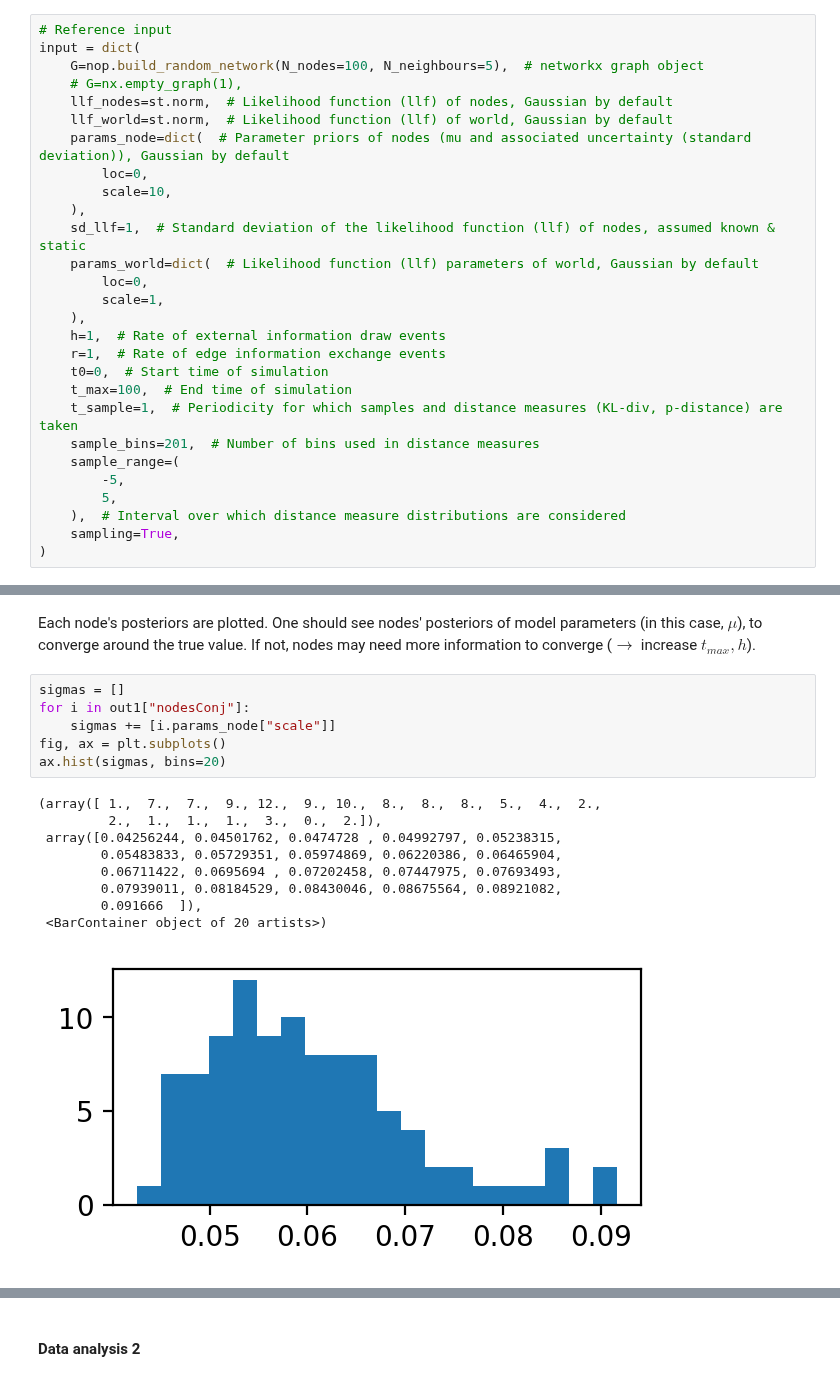
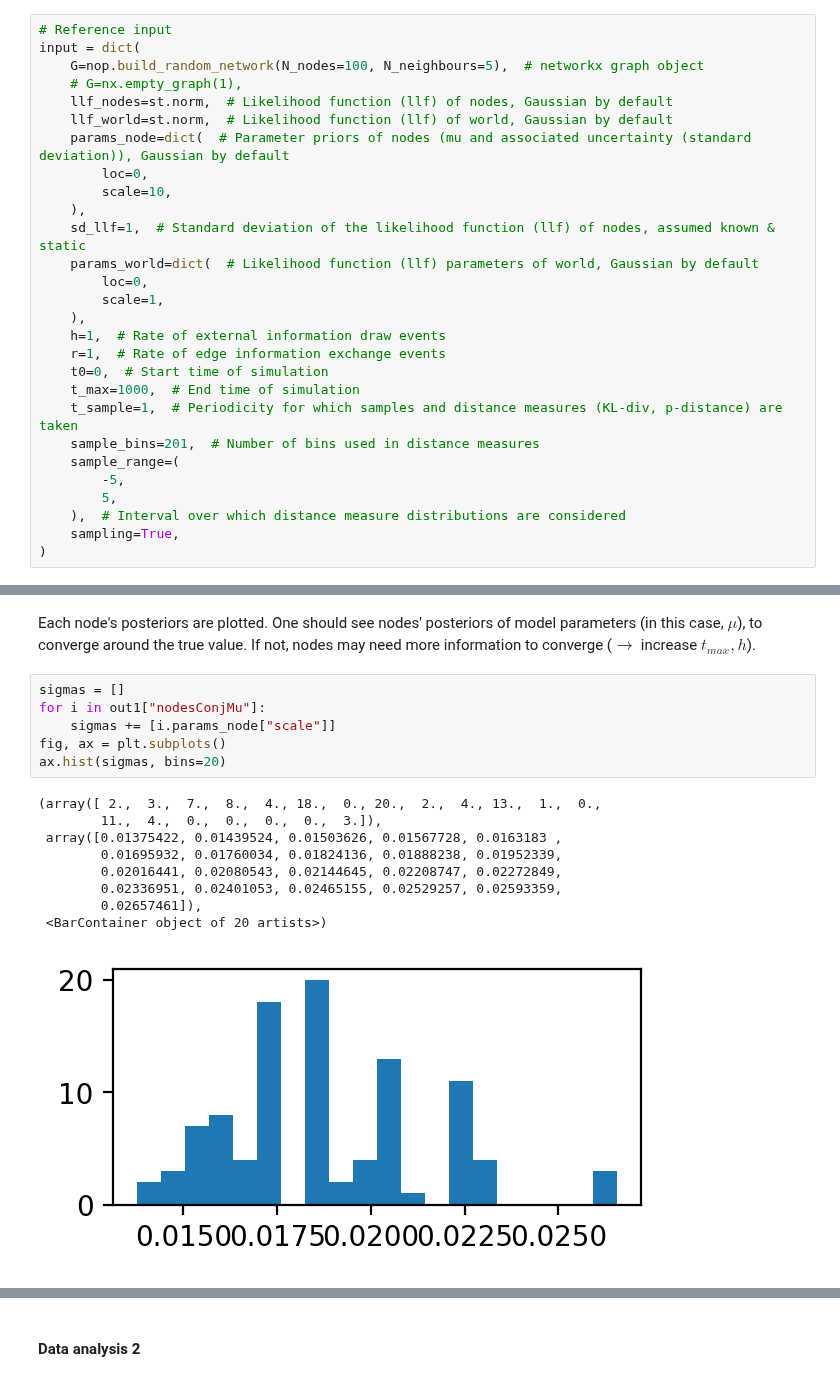
Before and after one commit to Priesemann-Group/neuro_op, a Jupyter notebook: notebooks/Testing_ConjMu.ipynb, the cells around one changed output, grey strips where cells are left out. Cells and saved outputs as stored; diff of their text form.

Commit message:
Reordering of inputs, debugging of new classes, also changed figure exports to point to 'TMP'-prefixed files to not override old results... again...

```diff
--- a/notebooks/Testing_ConjMu.ipynb
+++ b/notebooks/Testing_ConjMu.ipynb
@@ -40,7 +40,7 @@ input = dict(
     h=1,  # Rate of external information draw events
     r=1,  # Rate of edge information exchange events
     t0=0,  # Start time of simulation
-    t_max=100,  # End time of simulation
+    t_max=1000,  # End time of simulation
     t_sample=1,  # Periodicity for which samples and distance measures (KL-div, p-distance) are taken
     sample_bins=201,  # Number of bins used in distance measures
     sample_range=(
@@ -103,20 +103,20 @@ kl_divs
 Each node's posteriors are plotted. One should see nodes' posteriors of model parameters (in this case, $\mu$), to converge around the true value. If not, nodes may need more information to converge ($\rightarrow$ increase $t_{max}, h$).
 # %%
 sigmas = []
-for i in out1["nodesConj"]:
+for i in out1["nodesConjMu"]:
     sigmas += [i.params_node["scale"]]
 fig, ax = plt.subplots()
 ax.hist(sigmas, bins=20)
 # %% [output]
-(array([ 1.,  7.,  7.,  9., 12.,  9., 10.,  8.,  8.,  8.,  5.,  4.,  2.,
-         2.,  1.,  1.,  1.,  3.,  0.,  2.]),
- array([0.04256244, 0.04501762, 0.0474728 , 0.04992797, 0.05238315,
-        0.05483833, 0.05729351, 0.05974869, 0.06220386, 0.06465904,
-        0.06711422, 0.0695694 , 0.07202458, 0.07447975, 0.07693493,
-        0.07939011, 0.08184529, 0.08430046, 0.08675564, 0.08921082,
-        0.091666  ]),
+(array([ 2.,  3.,  7.,  8.,  4., 18.,  0., 20.,  2.,  4., 13.,  1.,  0.,
+        11.,  4.,  0.,  0.,  0.,  0.,  3.]),
+ array([0.01375422, 0.01439524, 0.01503626, 0.01567728, 0.0163183 ,
+        0.01695932, 0.01760034, 0.01824136, 0.01888238, 0.01952339,
+        0.02016441, 0.02080543, 0.02144645, 0.02208747, 0.02272849,
+        0.02336951, 0.02401053, 0.02465155, 0.02529257, 0.02593359,
+        0.02657461]),
  <BarContainer object of 20 artists>)
-[figure, old version]
+[figure, new version]
 # %%
 # Implement external sampling routine (or rather test if feasible)
 k = 0
```
Also changed, not shown: parts of 6 cells of this notebook, 5 other files.
